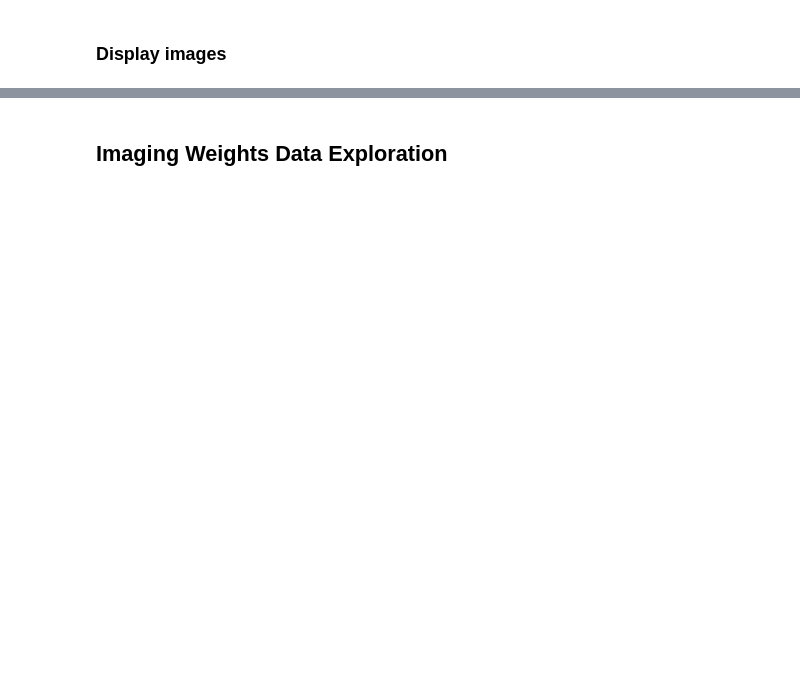
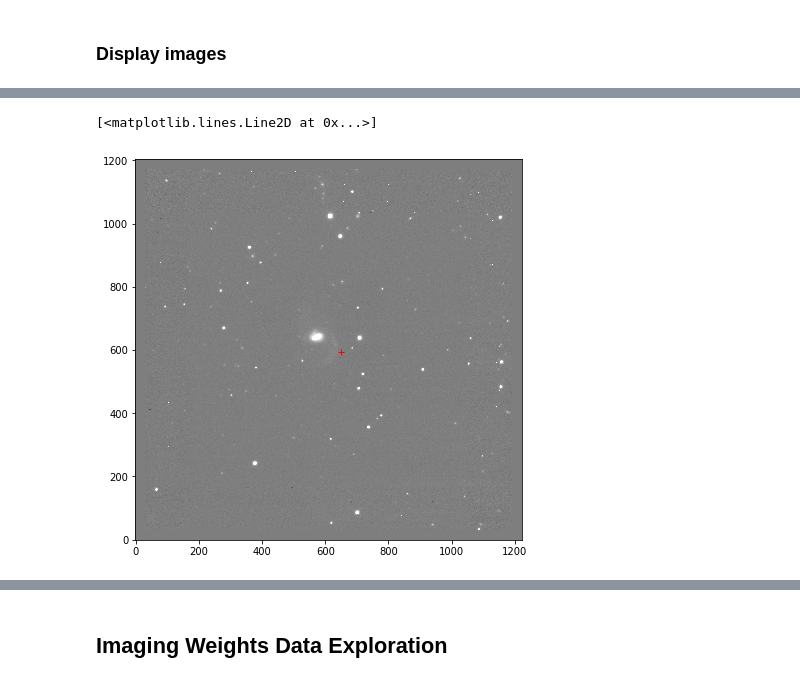
Before and after one commit to diegoalejogm/transient-recognition-lsst, a Jupyter notebook: PESSTO Exploration.ipynb, the cells around one changed output, grey strips where cells are left out. Saved outputs shown, nothing was run; the diff lists cells and outputs as text; code cells hidden in the pictures; blank space fills up the shorter version.

```diff
--- a/PESSTO Exploration.ipynb
+++ b/PESSTO Exploration.ipynb
@@ -178,2 +180,13 @@ plt.colorbar()
+# %%
+#image_data /= 255.0
+minpx = np.mean(image_data)-2.5*np.std(image_data)
+maxpx = np.mean(image_data)+2.5*np.std(image_data)
+
+plt.figure(figsize=(7,7))
+plt.imshow(image_data, origin='lower', cmap='gray', vmin=minpx, vmax=maxpx)
+plt.plot([ X ],[Y], 'r+')
+# %% [output]
+[<matplotlib.lines.Line2D at 0x...>]
+[figure, added]
 # %%
 from PIL import Image
```
Also changed, not shown: parts of 39 cells of this notebook.
